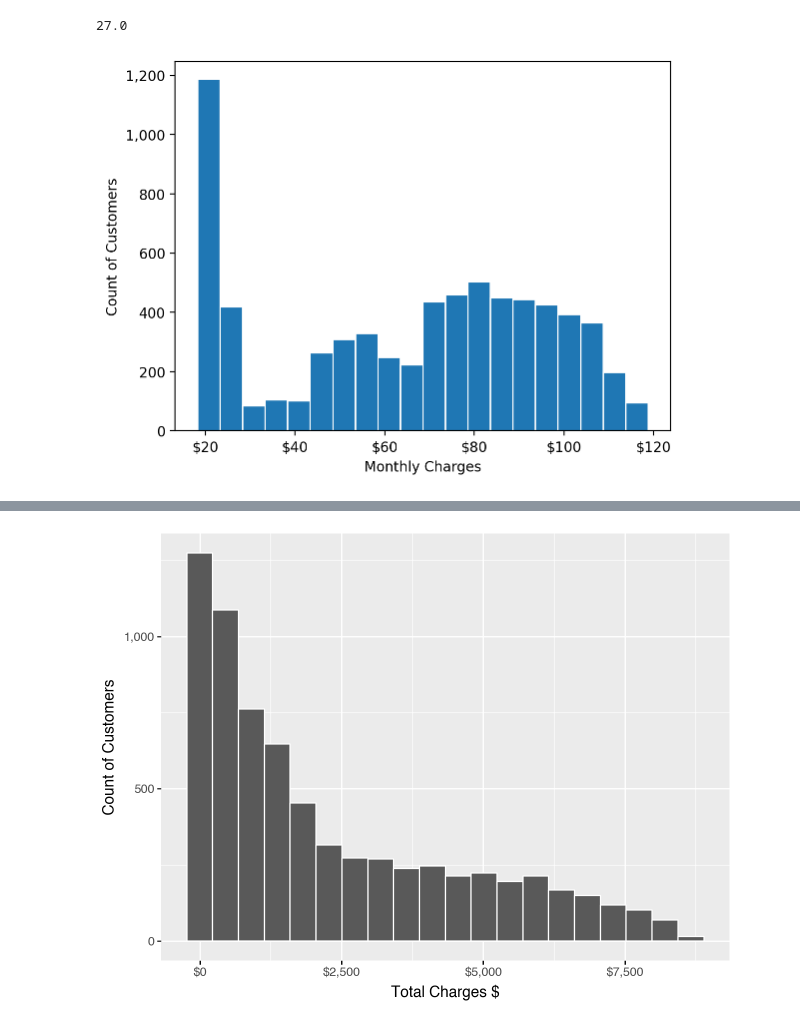
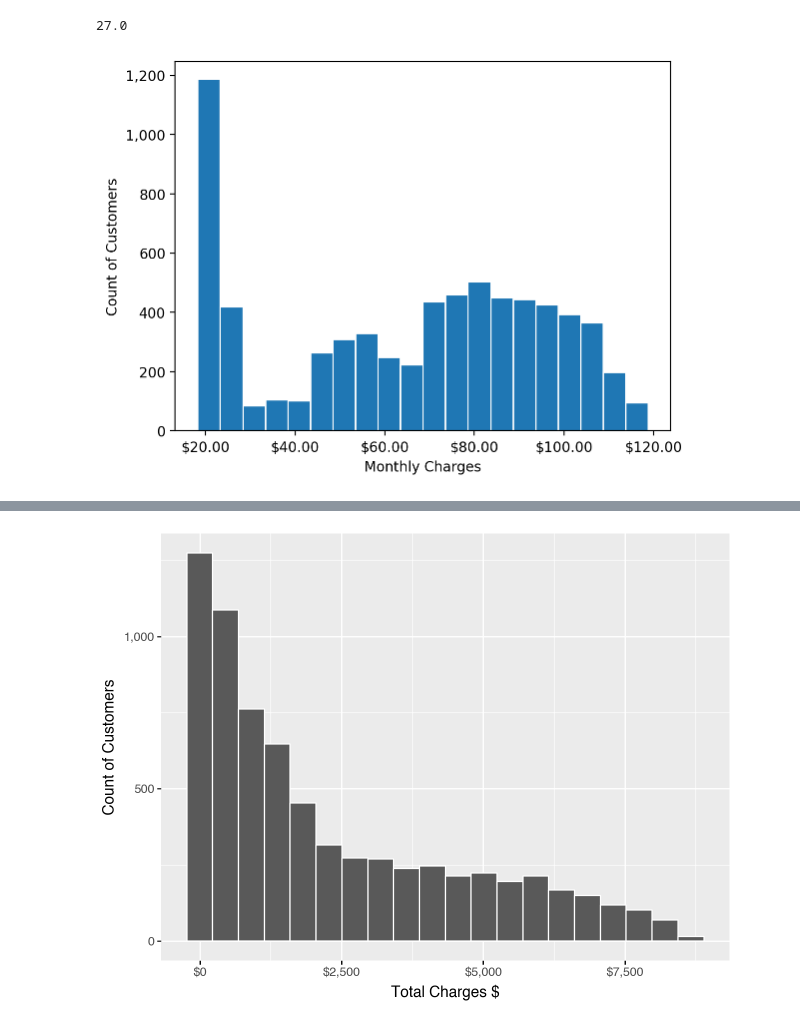
Before and after one commit to JackGO-1998/ShowCase, a Jupyter notebook: Notebook/Session78.ipynb, the cells around one changed output, grey strips where cells are left out. Drawn from its saved outputs; the diff is of its cells as text; code cells hidden in the pictures.

```diff
--- a/Notebook/Session78.ipynb
+++ b/Notebook/Session78.ipynb
@@ -61,4 +74,4 @@ current_working_directory
 # %%
-# Download the dataset from Canvas, and load it into a pandas dataframe. Save the original dataframe as orig_df
-df = pd.read_csv("WA_Fn-UseC_-Telco-Customer-Churn.csv")
+# dataset import
+df = pd.read_csv("https://raw.githubusercontent.com/JackGO-1998/ShowCase/refs/heads/main/Notebook/WA_Fn-UseC_-Telco-Customer-Churn.csv")
 orig_df = df
@@ -121,3 +164,4 @@ df.describe()
 # %%
 # found values with ' ' in the TotalCharges field
-df['TotalCharges'] = df['TotalCharges'].replace(' ', np.nan).astype(float)
+df['TotalCharges'] = df['TotalCharges'].astype(float)
+df.info()
@@ -177,14 +220,15 @@ df['Churn'].mean().__round__(2)*100
 # %% [output]
 27.0
 # %%
-# plot a histogram of Monthly Charges using Matplotlib
+# Data exploration with Visualization
+# plot a histogram of Monthly Charges
 plt.hist(df['MonthlyCharges'], bins=20, edgecolor='white')
 # Format y-axis with commas
 plt.gca().yaxis.set_major_formatter(ticker.FuncFormatter(lambda x, pos: '{:,.0f}'.format(x)))
-plt.gca().xaxis.set_major_formatter(ticker.FuncFormatter(lambda x, pos: '${:,.0f}'.format(x)))
+plt.gca().xaxis.set_major_formatter(ticker.FuncFormatter(lambda x, pos: '${:,.2f}'.format(x)))
 plt.xlabel('Monthly Charges')
 plt.ylabel('Count of Customers')
 
 plt.show()
 # %% [output]
-[figure, old version]
+[figure, new version]
```
Also changed, not shown: parts of 13 cells of this notebook.
